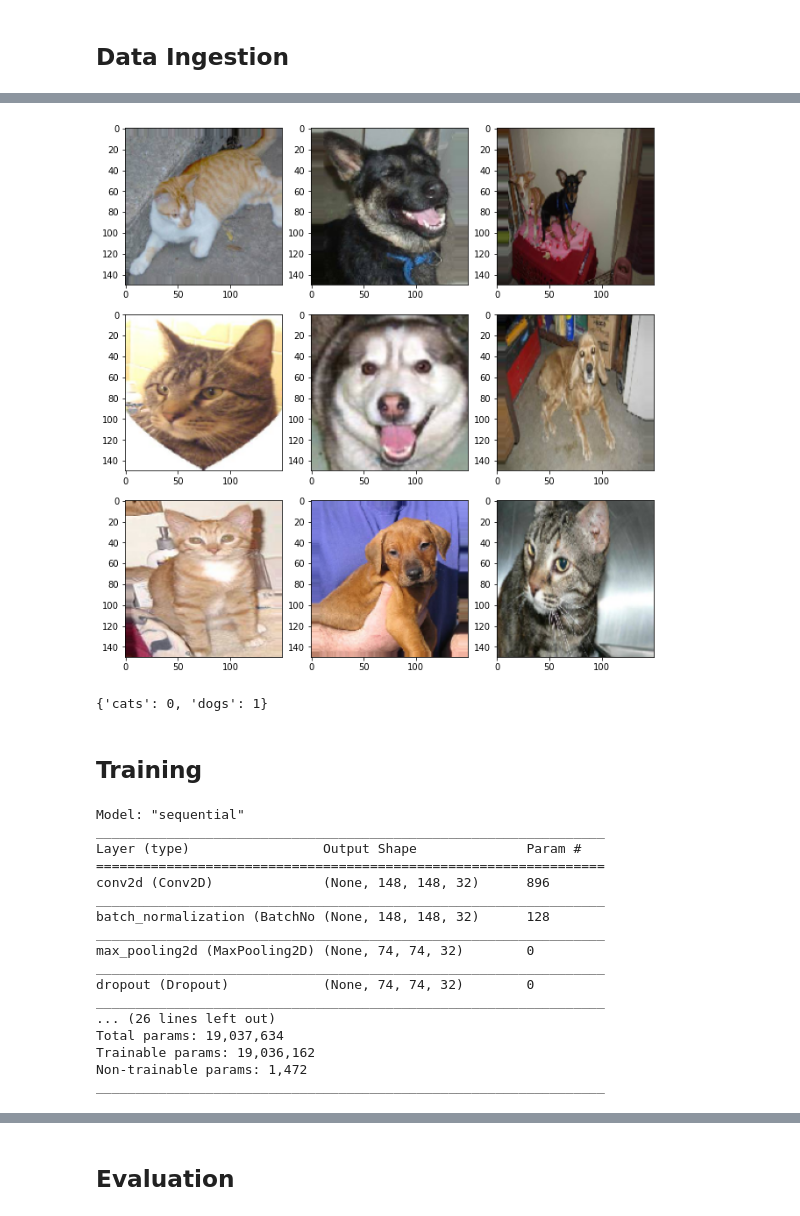
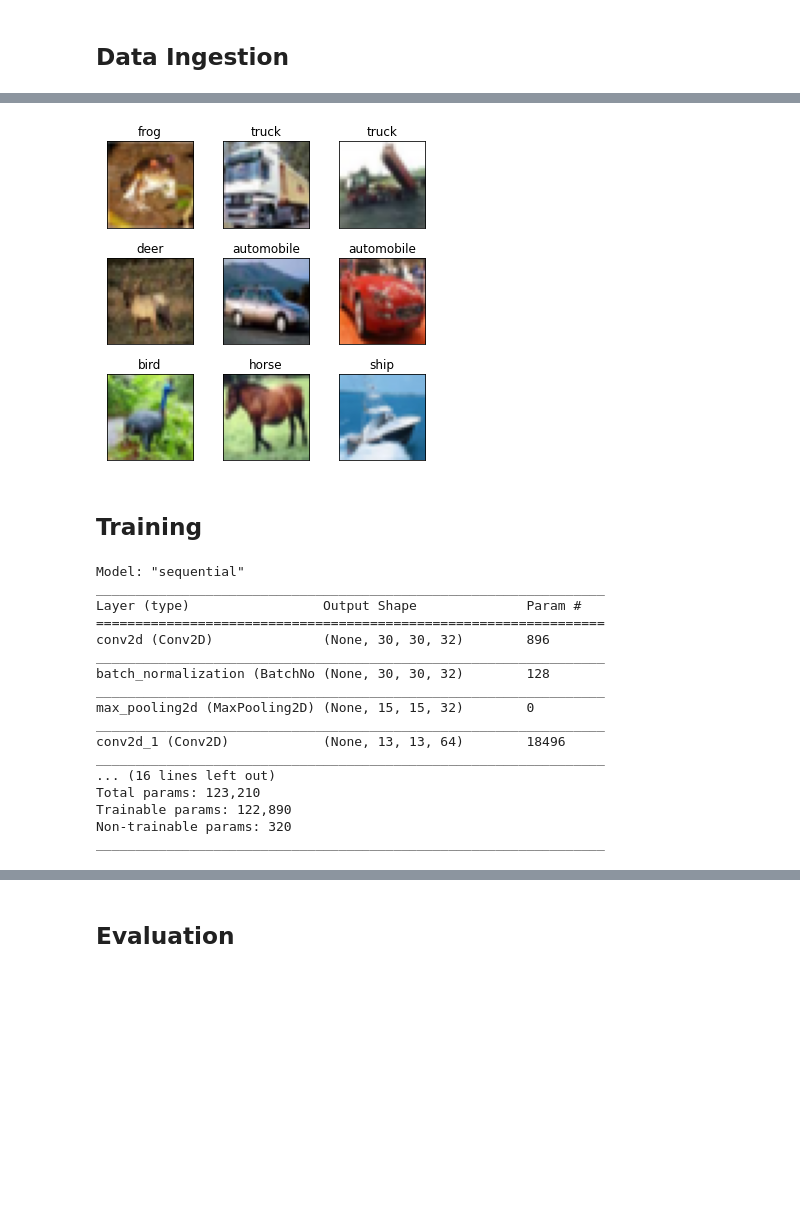
Before and after one commit to Kodesiana/book-ml-python, a Jupyter notebook: jupyter/classification_cnn.ipynb, the cells around one changed output, grey strips where cells are left out. Cells and saved outputs as stored; diff of their text form; code cells hidden in the pictures; blank space fills up the shorter version.

Commit message:
Update CNN sample using CIFAR-10

```diff
--- a/jupyter/classification_cnn.ipynb
+++ b/jupyter/classification_cnn.ipynb
@@ -59,0 +38,6 @@ Found 2000 images belonging to 2 classes.
+# %%
+class_names = ['airplane', 'automobile', 'bird', 'cat', 'deer', 'dog', 'frog', 'horse', 'ship', 'truck']
+# %%
+train, test = tf.keras.datasets.cifar10.load_data()
+ds_train = tf.data.Dataset.from_tensor_slices(train)
+ds_test = tf.data.Dataset.from_tensor_slices(test)
@@ -60,17 +61,15 @@ Found 2000 images belonging to 2 classes.
 # %%
-# Menampilkan contoh gambar pada dataset
-fig = plt.figure(figsize=(9,9))
-for i in range(0,9):
+fig = plt.figure(figsize=(5, 5))
+for i, img in enumerate(ds_train.take(9)):
     ax = plt.subplot(3, 3, i + 1)
-    for x, y in train_generator:
-        ax.imshow(x[0])
-        break
+    ax.imshow(img[0].numpy())
+    ax.set_xticks([])
+    ax.set_yticks([])
+
+    label = class_names[img[1].numpy().item(0)]
+    ax.set_title(label)
 
 fig.tight_layout()
+plt.grid(False)
 # %% [output]
-[figure, old version]
+[figure, new version]
-# %%
-# Menampilkan target kelas
-train_generator.class_indices
-# %% [output]
-{'cats': 0, 'dogs': 1}
@@ -102,24 +107,24 @@ model.add(tf.keras.layers.Dense(2, activation='softmax'))
 # %%
 # Kompilasi model
-model.compile(loss="categorical_crossentropy", optimizer="adam", metrics=["accuracy"])
+model.compile(loss=tf.keras.losses.SparseCategoricalCrossentropy(from_logits=True), optimizer="adam", metrics=["accuracy"])
 model.summary()
 # %% [output]
 Model: "sequential"
 _________________________________________________________________
 Layer (type)                 Output Shape              Param #
 =================================================================
-conv2d (Conv2D)              (None, 148, 148, 32)      896
+conv2d (Conv2D)              (None, 30, 30, 32)        896
 _________________________________________________________________
-batch_normalization (BatchNo (None, 148, 148, 32)      128
+batch_normalization (BatchNo (None, 30, 30, 32)        128
 _________________________________________________________________
-max_pooling2d (MaxPooling2D) (None, 74, 74, 32)        0
+max_pooling2d (MaxPooling2D) (None, 15, 15, 32)        0
 _________________________________________________________________
-dropout (Dropout)            (None, 74, 74, 32)        0
+conv2d_1 (Conv2D)            (None, 13, 13, 64)        18496
 _________________________________________________________________
-... (26 lines left out)
-Total params: 19,037,634
-Trainable params: 19,036,162
-Non-trainable params: 1,472
+... (16 lines left out)
+Total params: 123,210
+Trainable params: 122,890
+Non-trainable params: 320
 _________________________________________________________________
 # %%
 # Regularization
```
Also changed, not shown: parts of 17 cells of this notebook, 3 other files.
